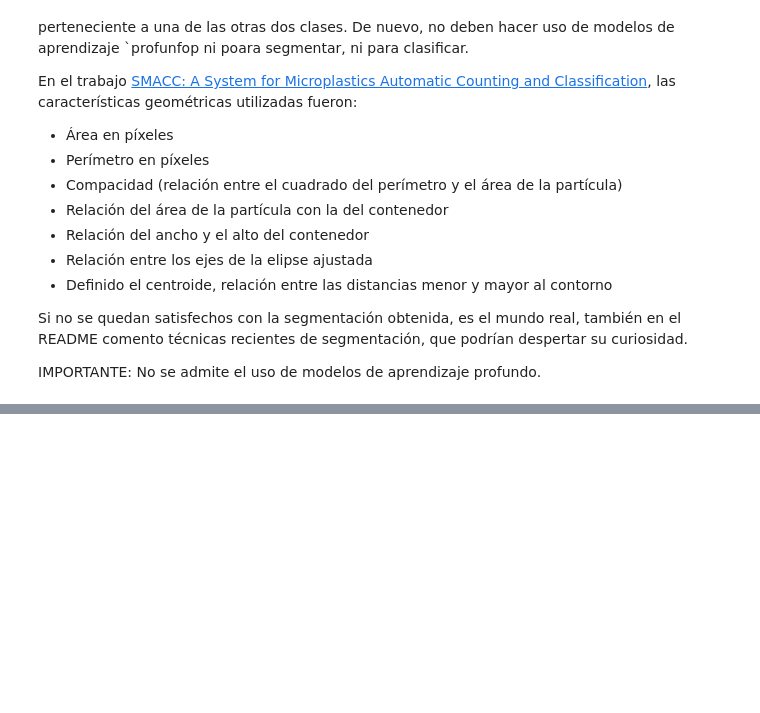
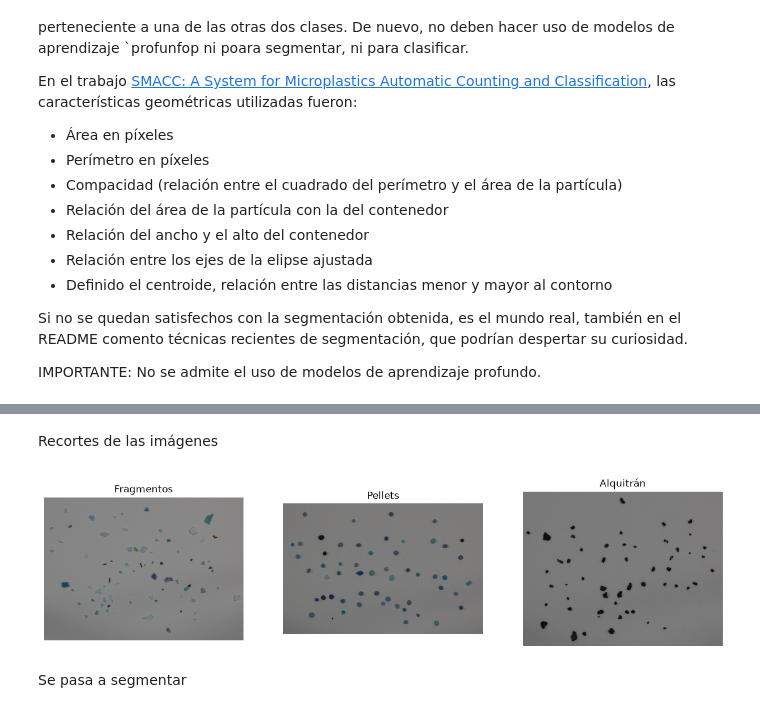
Before and after one commit to Neestoor13/Practicas_VC_2026-2027, a Jupyter notebook: P3/main.ipynb, the cells around one changed output, grey strips where cells are left out. Saved outputs shown, nothing was run; the diff lists cells and outputs as text; code cells hidden in the pictures; blank space fills up the shorter version.

```diff
--- a/P3/main.ipynb
+++ b/P3/main.ipynb
@@ -450,0 +484,30 @@ IMPORTANTE: No se admite el uso de modelos de aprendizaje profundo.
+# %% [markdown]
+Recortes de las imágenes
+# %%
+# Recortes de las imágenes con las que trabajamos
+frag_crop = frag[(slice(200, 2750), slice(700, 4250))]
+pellet_crop = pellet[(slice(175, 2400), slice(700, 4100))]
+tar_crop = tar[(slice(350, 2600), slice(900, 3800))]
+
+# Mostramos
+plt.figure(figsize=(15, 6))
+plt.subplot(131)
+plt.axis("off")
+plt.imshow(frag_crop)
+plt.title("Fragmentos")
+
+plt.subplot(132)
+plt.axis("off")
+plt.imshow(pellet_crop)
+plt.title("Pellets")
+
+plt.subplot(133)
+plt.axis("off")
+plt.imshow(tar_crop)
+plt.title("Alquitrán")
+plt.savefig("./resultados/recortes.jpg", bbox_inches="tight", dpi=300)
+plt.show()
+# %% [output]
+[figure, added]
+# %% [markdown]
+Se pasa a segmentar
```
Also changed, not shown: parts of 14 cells of this notebook, 11 other files.
